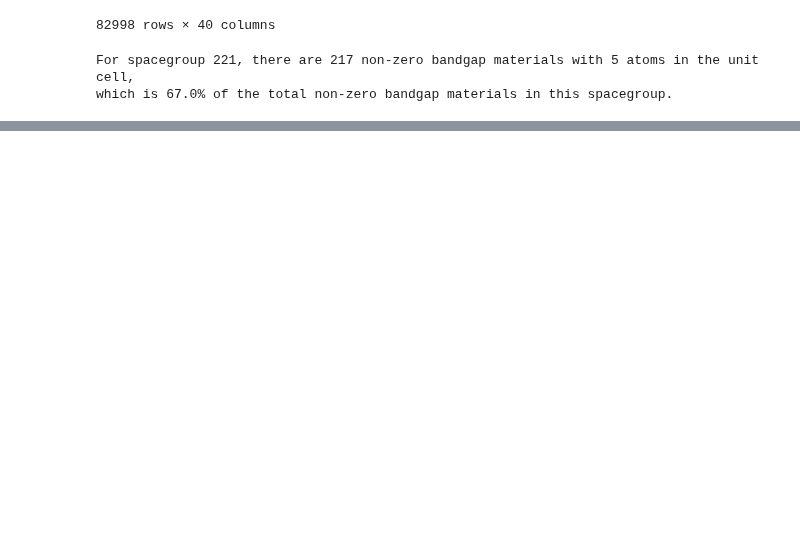
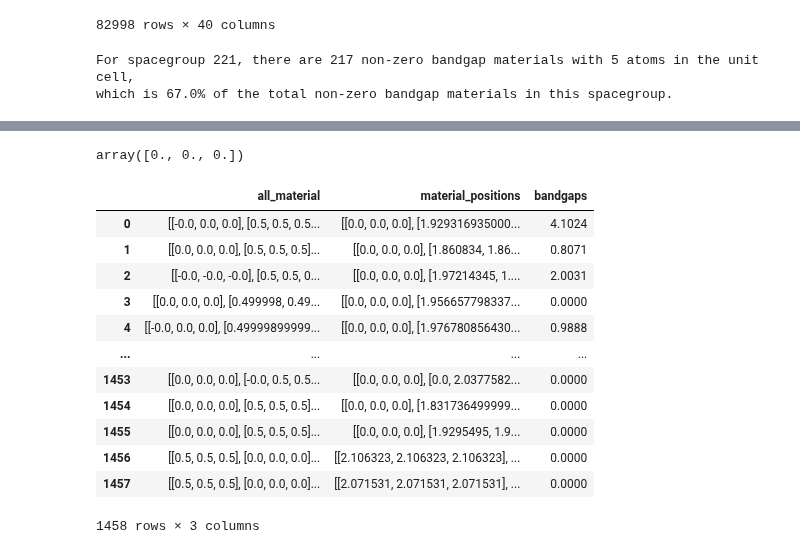
Before and after one commit to immischein/ML-bandgap, a Jupyter notebook: Spacegroup_specific_endeavours.ipynb, the cells around one changed output, grey strips where cells are left out. Drawn from its saved outputs; the diff is of its cells as text; code cells hidden in the pictures; blank space fills up the shorter version.

```diff
--- a/Spacegroup_specific_endeavours.ipynb
+++ b/Spacegroup_specific_endeavours.ipynb
@@ -37,3 +71,7 @@ which is {round(100 * percentage_size, 1)}% of the total non-zero bandgap materi
 # %% [output]
 For spacegroup 221, there are 217 non-zero bandgap materials with 5 atoms in the unit cell,
 which is 67.0% of the total non-zero bandgap materials in this spacegroup.
+# %%
+with MPRester("VlQ1oWGAXlhWiKRkPOk5q1cP8dNS6mIu") as mpr:
+  #Please edit features you want to filter from inside the search() command. for example:
+  example_docs = mpr.materials.summary.search(spacegroup_number = 221, num_sites = 5)
@@ -39,0 +82,7 @@ which is 67.0% of the total non-zero bandgap materials in this spacegroup.
+# %%
+site = example_docs[6].structure.sites[0]
+# %%
+fractional_coords = site.frac_coords
+fractional_coords
+# %% [output]
+array([0., 0., 0.])
@@ -39,0 +117,16 @@ which is 67.0% of the total non-zero bandgap materials in this spacegroup.
+# %%
+df
+# %% [output]
+|  | all_material | material_positions | bandgaps |
+| 0 | [[-0.0, 0.0, 0.0], [0.5, 0.5, 0.5... | [[0.0, 0.0, 0.0], [1.929316935000... | 4.1024 |
+| 1 | [[0.0, 0.0, 0.0], [0.5, 0.5, 0.5]... | [[0.0, 0.0, 0.0], [1.860834, 1.86... | 0.8071 |
+| 2 | [[-0.0, -0.0, -0.0], [0.5, 0.5, 0... | [[0.0, 0.0, 0.0], [1.97214345, 1.... | 2.0031 |
+| 3 | [[0.0, 0.0, 0.0], [0.499998, 0.49... | [[0.0, 0.0, 0.0], [1.956657798337... | 0.0000 |
+| 4 | [[-0.0, 0.0, 0.0], [0.49999899999... | [[0.0, 0.0, 0.0], [1.976780856430... | 0.9888 |
+| ... | ... | ... | ... |
+| 1453 | [[0.0, 0.0, 0.0], [-0.0, 0.5, 0.5... | [[0.0, 0.0, 0.0], [0.0, 2.0377582... | 0.0000 |
+| 1454 | [[0.0, 0.0, 0.0], [0.5, 0.5, 0.5]... | [[0.0, 0.0, 0.0], [1.831736499999... | 0.0000 |
+| 1455 | [[0.0, 0.0, 0.0], [0.5, 0.5, 0.5]... | [[0.0, 0.0, 0.0], [1.9295495, 1.9... | 0.0000 |
+| 1456 | [[0.5, 0.5, 0.5], [0.0, 0.0, 0.0]... | [[2.106323, 2.106323, 2.106323], ... | 0.0000 |
+| 1457 | [[0.5, 0.5, 0.5], [0.0, 0.0, 0.0]... | [[2.071531, 2.071531, 2.071531], ... | 0.0000 |
+1458 rows × 3 columns
```
Also changed, not shown: parts of 16 cells of this notebook.
